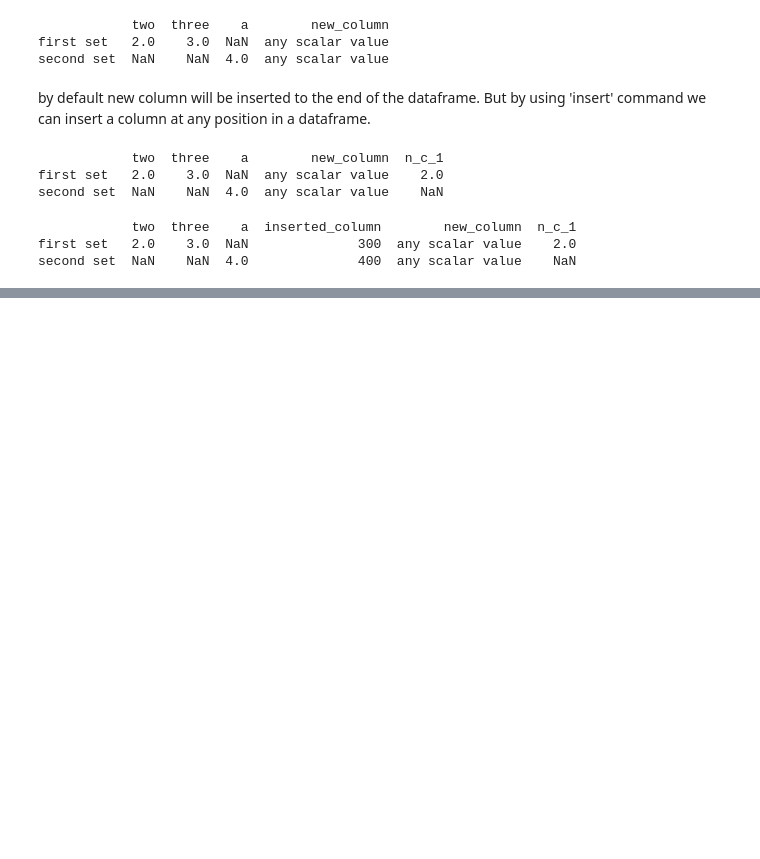
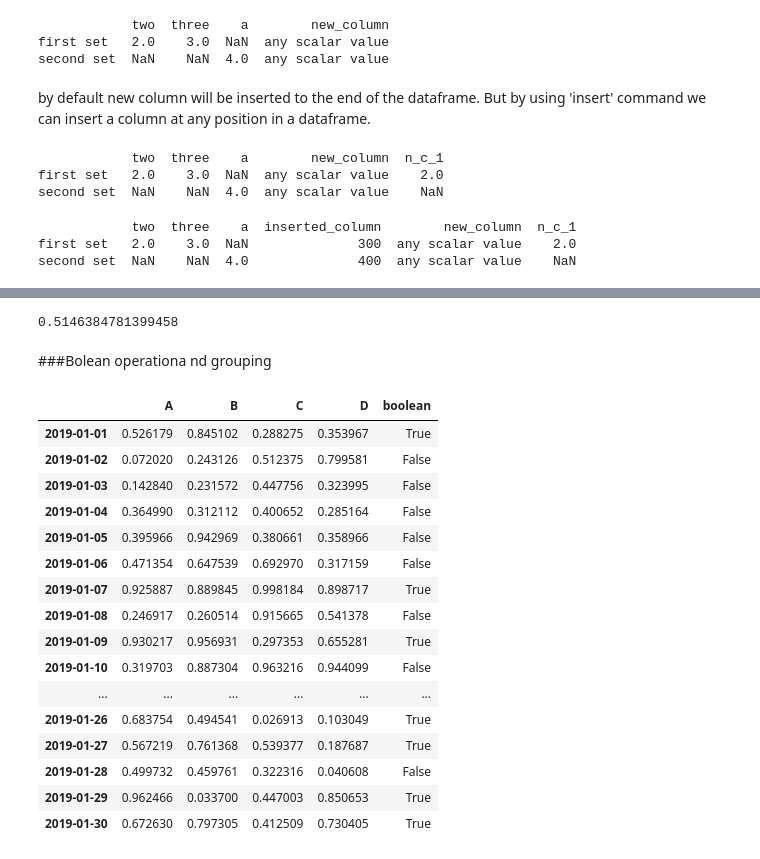
Before and after one commit to aryadeo/arya_test, a Jupyter notebook: pandas/pandas.ipynb, the cells around one changed output, grey strips where cells are left out. Cells and saved outputs as stored; diff of their text form; code cells hidden in the pictures; blank space fills up the shorter version.

```diff
--- a/pandas/pandas.ipynb
+++ b/pandas/pandas.ipynb
@@ -392,0 +389,3 @@ second set  NaN    NaN  4.0              400  any scalar value    NaN
+# %%
+test_data_3=pd.date_range(start='20190101',end='20190130')
+df_test_4=pd.DataFrame(np.random.rand(30,4),index=test_data_3,columns=list('ABCD'))
@@ -392,0 +469,6 @@ second set  NaN    NaN  4.0              400  any scalar value    NaN
+# %%
+df_test_4['A'].mean()
+# %% [output]
+0.5146384781399458
+# %% [markdown]
+###Bolean operationa nd grouping
@@ -392,0 +477,22 @@ second set  NaN    NaN  4.0              400  any scalar value    NaN
+# %%
+df_test_4['boolean']=df_test_4['A']>0.5
+# %%
+df_test_4
+# %% [output]
+|  | A | B | C | D | boolean |
+| 2019-01-01 | 0.526179 | 0.845102 | 0.288275 | 0.353967 | True |
+| 2019-01-02 | 0.072020 | 0.243126 | 0.512375 | 0.799581 | False |
+| 2019-01-03 | 0.142840 | 0.231572 | 0.447756 | 0.323995 | False |
+| 2019-01-04 | 0.364990 | 0.312112 | 0.400652 | 0.285164 | False |
+| 2019-01-05 | 0.395966 | 0.942969 | 0.380661 | 0.358966 | False |
+| 2019-01-06 | 0.471354 | 0.647539 | 0.692970 | 0.317159 | False |
+| 2019-01-07 | 0.925887 | 0.889845 | 0.998184 | 0.898717 | True |
+| 2019-01-08 | 0.246917 | 0.260514 | 0.915665 | 0.541378 | False |
+| 2019-01-09 | 0.930217 | 0.956931 | 0.297353 | 0.655281 | True |
+| 2019-01-10 | 0.319703 | 0.887304 | 0.963216 | 0.944099 | False |
+| ... | ... | ... | ... | ... | ... |
+| 2019-01-26 | 0.683754 | 0.494541 | 0.026913 | 0.103049 | True |
+| 2019-01-27 | 0.567219 | 0.761368 | 0.539377 | 0.187687 | True |
+| 2019-01-28 | 0.499732 | 0.459761 | 0.322316 | 0.040608 | False |
+| 2019-01-29 | 0.962466 | 0.033700 | 0.447003 | 0.850653 | True |
+| 2019-01-30 | 0.672630 | 0.797305 | 0.412509 | 0.730405 | True |
```
Also changed, not shown: parts of 13 cells of this notebook.
